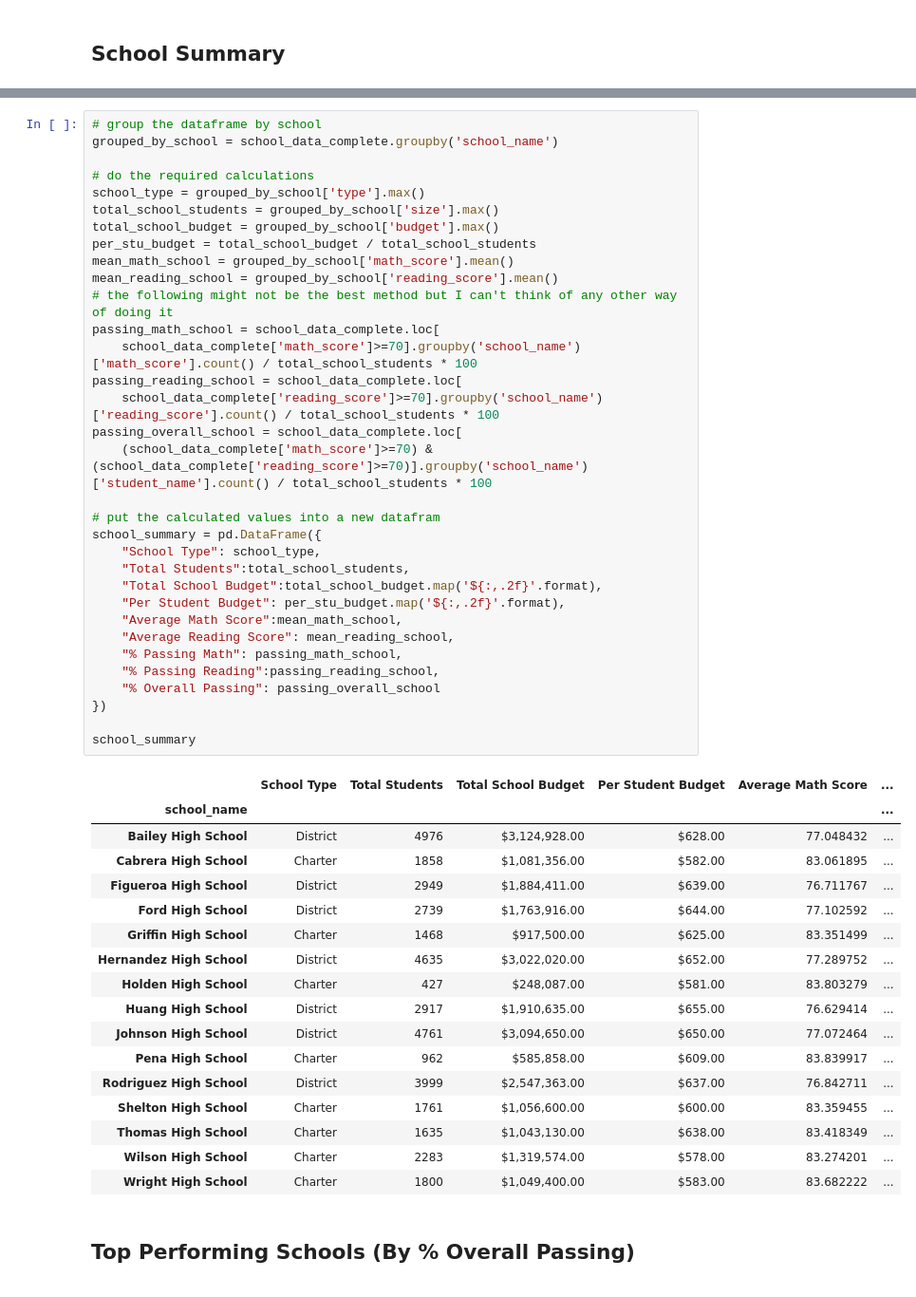
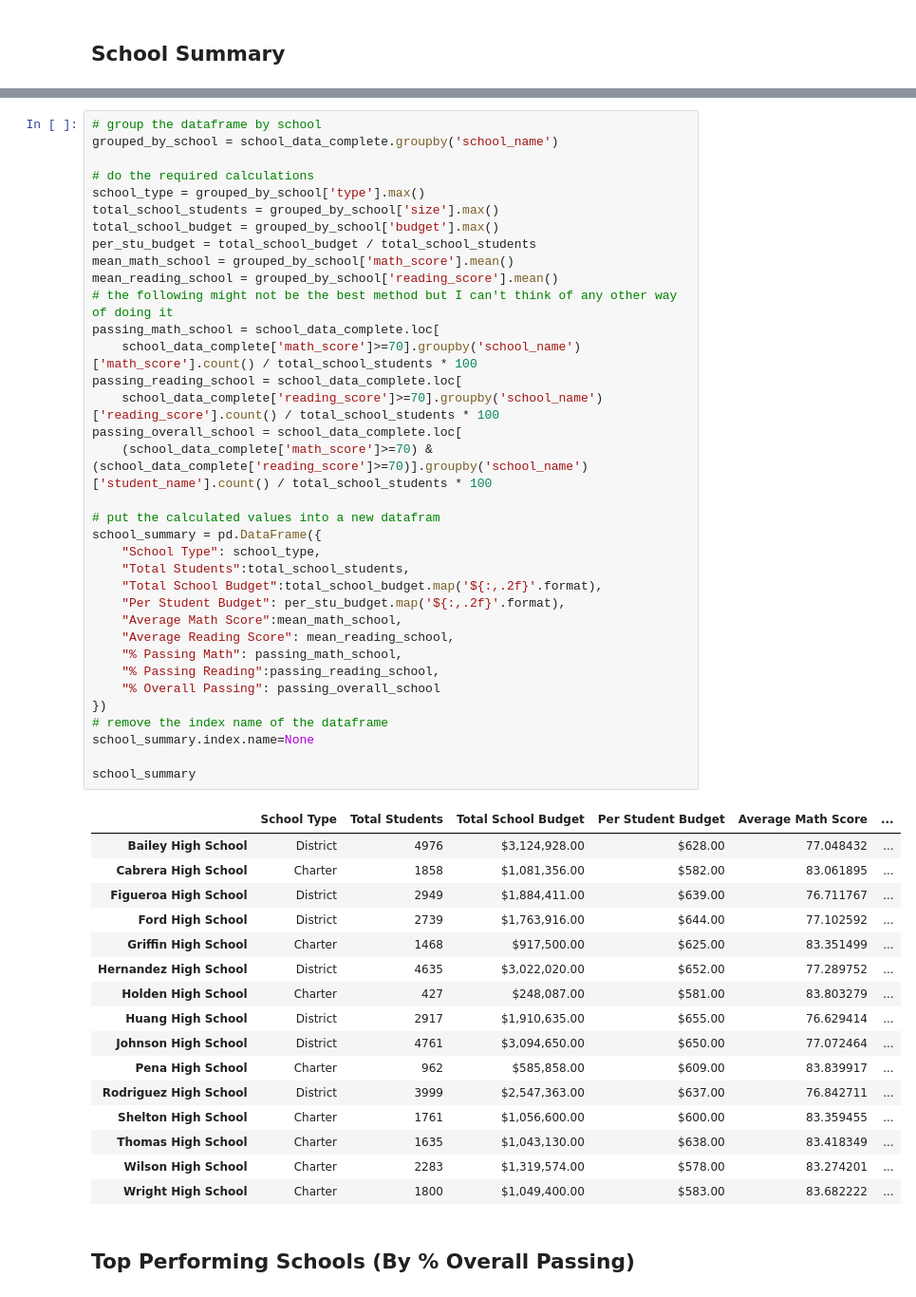
Before and after one commit to tongchenhe/pandas-challenge, a Jupyter notebook: PyCitySchools/PyCitySchools.ipynb, the cells around one changed output, grey strips where cells are left out. Shown: that part at 95% size. Drawn from its saved outputs; the diff is of its cells as text.

Commit message:
Modified table visuals

```diff
--- a/PyCitySchools/PyCitySchools.ipynb
+++ b/PyCitySchools/PyCitySchools.ipynb
@@ -95,34 +58,35 @@ grouped_by_school = school_data_complete.groupby('school_name')
 school_type = grouped_by_school['type'].max()
 total_school_students = grouped_by_school['size'].max()
 total_school_budget = grouped_by_school['budget'].max()
 per_stu_budget = total_school_budget / total_school_students
 mean_math_school = grouped_by_school['math_score'].mean()
 mean_reading_school = grouped_by_school['reading_score'].mean()
 # the following might not be the best method but I can't think of any other way of doing it
 passing_math_school = school_data_complete.loc[
     school_data_complete['math_score']>=70].groupby('school_name')['math_score'].count() / total_school_students * 100
 passing_reading_school = school_data_complete.loc[
     school_data_complete['reading_score']>=70].groupby('school_name')['reading_score'].count() / total_school_students * 100
 passing_overall_school = school_data_complete.loc[
     (school_data_complete['math_score']>=70) & (school_data_complete['reading_score']>=70)].groupby('school_name')['student_name'].count() / total_school_students * 100
 
 # put the calculated values into a new datafram
 school_summary = pd.DataFrame({
     "School Type": school_type,
     "Total Students":total_school_students,
     "Total School Budget":total_school_budget.map('${:,.2f}'.format),
     "Per Student Budget": per_stu_budget.map('${:,.2f}'.format),
     "Average Math Score":mean_math_school,
     "Average Reading Score": mean_reading_school,
     "% Passing Math": passing_math_school,
     "% Passing Reading":passing_reading_school,
     "% Overall Passing": passing_overall_school
 })
+# remove the index name of the dataframe
+school_summary.index.name=None
 
 school_summary
 # %% [output]
 |  | School Type | Total Students | Total School Budget | Per Student Budget | Average Math Score | ... |
-| school_name |  |  |  |  |  | ... |
 | Bailey High School | District | 4976 | $3,124,928.00 | $628.00 | 77.048432 | ... |
 | Cabrera High School | Charter | 1858 | $1,081,356.00 | $582.00 | 83.061895 | ... |
 | Figueroa High School | District | 2949 | $1,884,411.00 | $639.00 | 76.711767 | ... |
```
Also changed, not shown: parts of 13 cells of this notebook.
